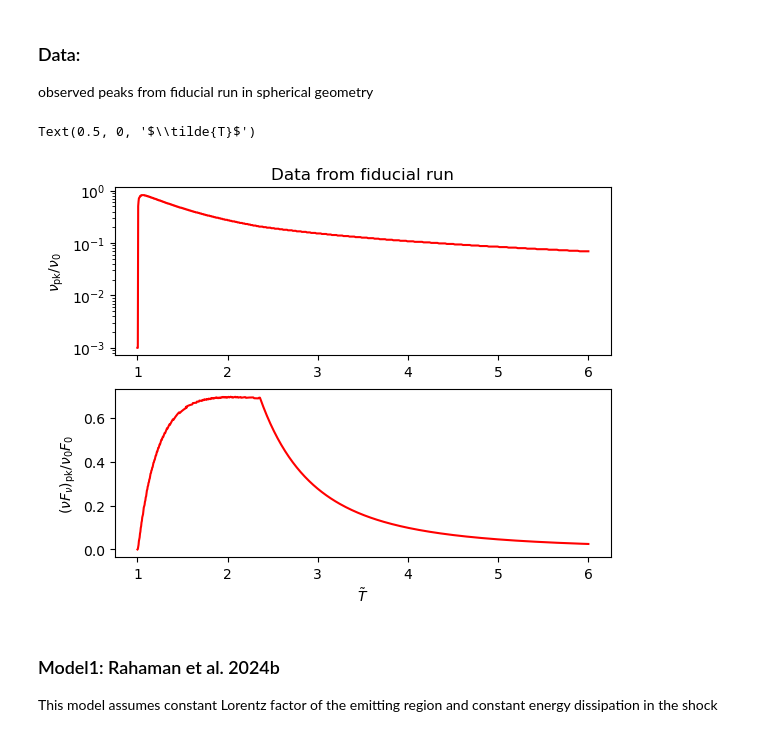
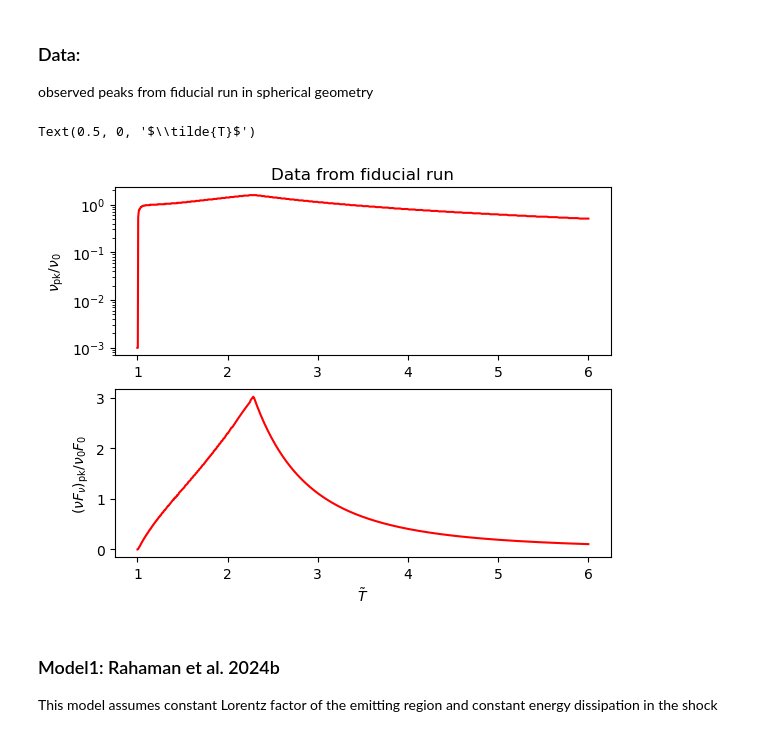
Before and after one commit to ACharletENSL/GAMMA_MWN, a Jupyter notebook: bin/Tools/project_v2/test_peak.ipynb, the cells around one changed output. Cells and saved outputs as stored; diff of their text form; code cells hidden in the pictures.

```diff
--- a/bin/Tools/project_v2/test_peak.ipynb
+++ b/bin/Tools/project_v2/test_peak.ipynb
@@ -30,18 +32,18 @@ We test the various models for observed peak frequency and flux in the different
 ### Data:
 observed peaks from fiducial run in spherical geometry
 # %%
-nu, T, env = obs_arrays('sph_fid', normed=True)
-nu_pk, nF_pk = get_peaks_from_data('sph_fid', 'RS')
+nu, T, env = obs_arrays('plan_fid', normed=True)
+nu_pk, nF_pk = get_peaks_from_data('plan_fid', 'RS')
 fig, (ax1, ax2) = plt.subplots(2,1)
 ax1.set_title('Data from fiducial run')
 ax1.semilogy(T, nu_pk, c='r')
 ax1.set_ylabel('$\\nu_{\\rm pk}/\\nu_0$')
 ax2.plot(T, nF_pk, c='r')
 ax2.set_ylabel('$(\\nu F_\\nu)_{\\rm pk}/\\nu_0F_0$')
 ax2.set_xlabel('$\\tilde{T}$')
 # %% [output]
 Text(0.5, 0, '$\\tilde{T}$')
-[figure, old version]
+[figure, new version]
 # %% [markdown]
 ### Model1: Rahaman et al. 2024b
 This model assumes constant Lorentz factor of the emitting region and constant energy dissipation in the shock
```
Also changed, not shown: parts of 7 cells of this notebook, 4 other files.
